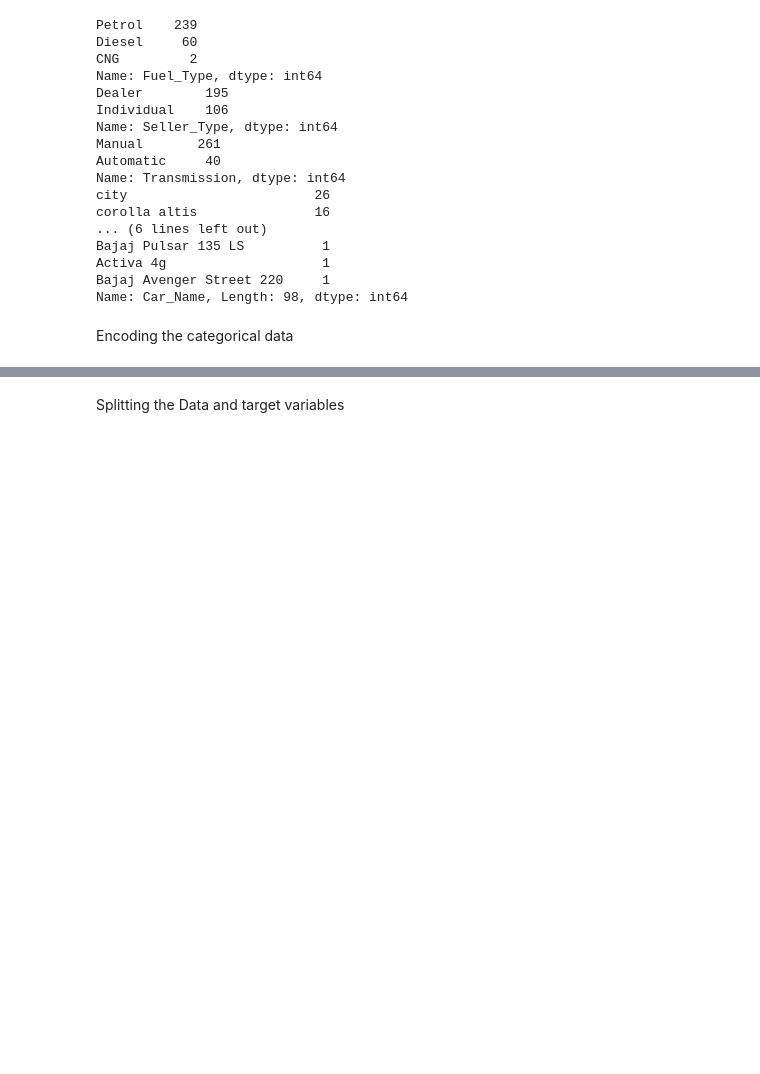
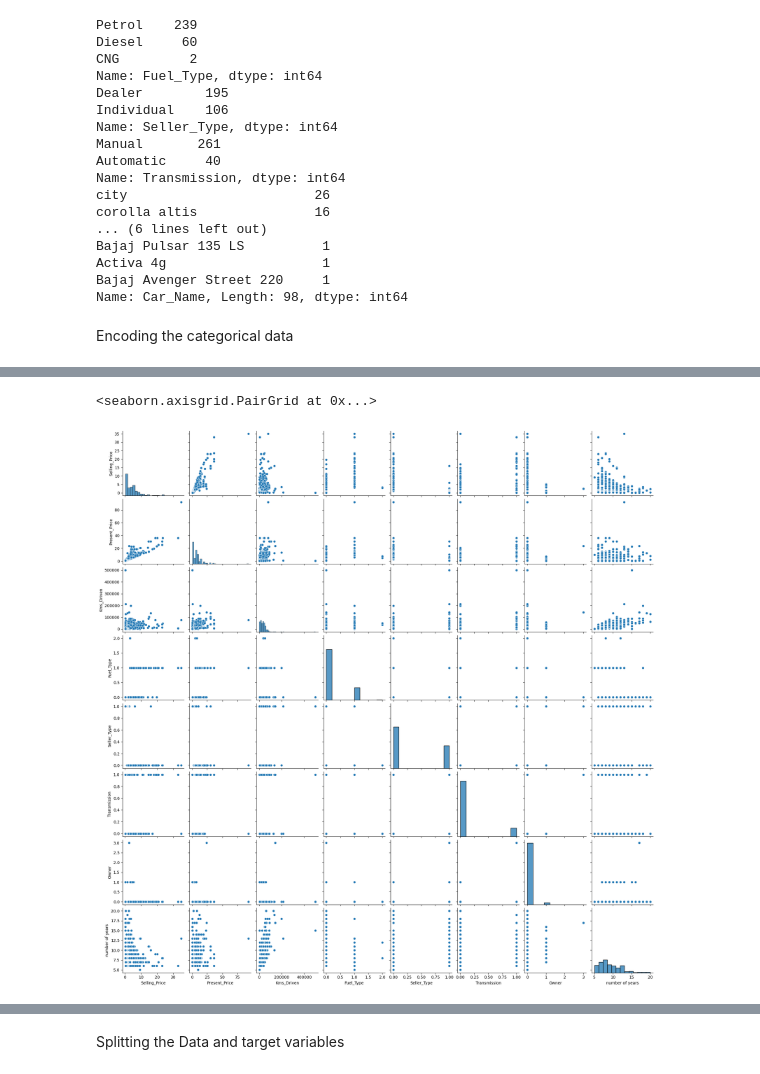
Before and after one commit to Caephas/Car-Price-Prediction, a Jupyter notebook: Car_Price_Prediction.ipynb, the cells around one changed output, grey strips where cells are left out. Cells and saved outputs as stored; diff of their text form; code cells hidden in the pictures; blank space fills up the shorter version.

```diff
--- a/Car_Price_Prediction.ipynb
+++ b/Car_Price_Prediction.ipynb
@@ -120,3 +123,7 @@ car_dataset.head()
 | 2 | ciaz | 2017 | 7.25 | 9.85 | 6900 | 0 | 0 | 0 | ... |
 | 3 | wagon r | 2011 | 2.85 | 4.15 | 5200 | 0 | 0 | 0 | ... |
 | 4 | swift | 2014 | 4.60 | 6.87 | 42450 | 1 | 0 | 0 | ... |
+# %%
+car_dataset['Current_Year'] = 2023
+car_dataset['number of years'] = car_dataset['Current_Year'] - car_dataset['Year']
+car_dataset.head()
@@ -122,0 +137,2 @@ car_dataset.head()
+# %%
+car_dataset.drop(['Year', 'Current_Year'], axis=1, inplace=True)
@@ -122,0 +160,5 @@ car_dataset.head()
+# %%
+sns.pairplot(car_dataset)
+# %% [output]
+<seaborn.axisgrid.PairGrid at 0x...>
+[figure, added]
```
Also changed, not shown: parts of 38 cells of this notebook, 4 other files.
